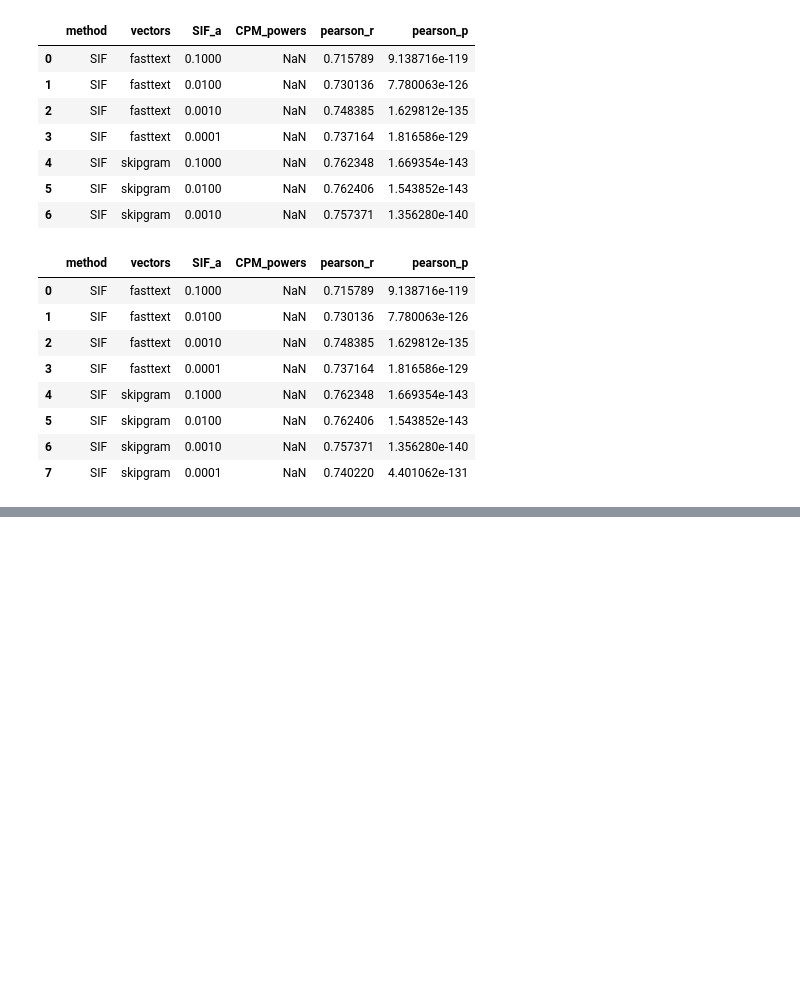
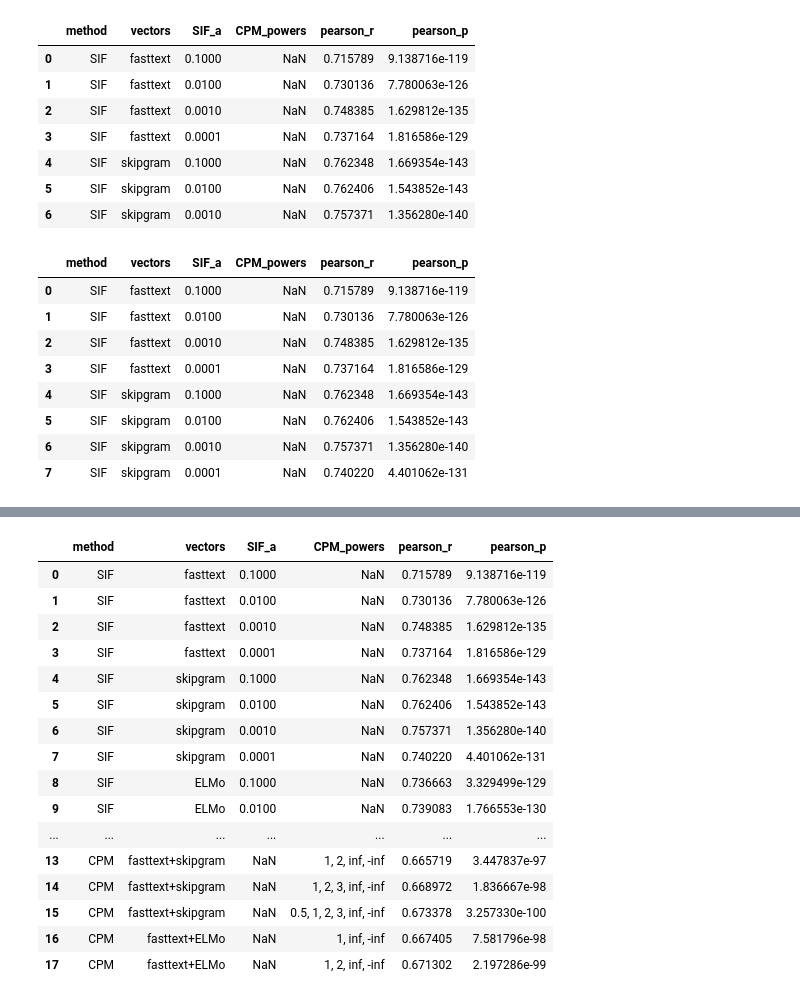
Before and after one commit to flying-bear/ANLPotsdam, a Jupyter notebook: Word2sent.ipynb, the cells around one changed output, grey strips where cells are left out. Saved outputs shown, nothing was run; the diff lists cells and outputs as text; code cells hidden in the pictures; blank space fills up the shorter version.

```diff
--- a/Word2sent.ipynb
+++ b/Word2sent.ipynb
@@ -1363,0 +1602,24 @@ AttributeError: ignored
+# %%
+# 1 2 +- inf
+fe_pred = [cos_sim(CPM_from_vectors(representation_pair[0], [1, 2, 'inf', '-inf']), CPM_from_vectors(representation_pair[1], [1, 2, 'inf', '-inf'])) for  representation_pair in fe_pairs]
+r, p = pearsonr(fe_pred, STS_target)
+res_df = res_df.append(pd.DataFrame([['CPM', 'fasttext+ELMo', np.nan, '1, 2, inf, -inf', r, p]], columns=res_columns), ignore_index=True)
+res_df
+# %% [output]
+|  | method | vectors | SIF_a | CPM_powers | pearson_r | pearson_p |
+| 0 | SIF | fasttext | 0.1000 | NaN | 0.715789 | 9.138716e-119 |
+| 1 | SIF | fasttext | 0.0100 | NaN | 0.730136 | 7.780063e-126 |
+| 2 | SIF | fasttext | 0.0010 | NaN | 0.748385 | 1.629812e-135 |
+| 3 | SIF | fasttext | 0.0001 | NaN | 0.737164 | 1.816586e-129 |
+| 4 | SIF | skipgram | 0.1000 | NaN | 0.762348 | 1.669354e-143 |
+| 5 | SIF | skipgram | 0.0100 | NaN | 0.762406 | 1.543852e-143 |
+| 6 | SIF | skipgram | 0.0010 | NaN | 0.757371 | 1.356280e-140 |
+| 7 | SIF | skipgram | 0.0001 | NaN | 0.740220 | 4.401062e-131 |
+| 8 | SIF | ELMo | 0.1000 | NaN | 0.736663 | 3.329499e-129 |
+| 9 | SIF | ELMo | 0.0100 | NaN | 0.739083 | 1.766553e-130 |
+| ... | ... | ... | ... | ... | ... | ... |
+| 13 | CPM | fasttext+skipgram | NaN | 1, 2, inf, -inf | 0.665719 | 3.447837e-97 |
+| 14 | CPM | fasttext+skipgram | NaN | 1, 2, 3, inf, -inf | 0.668972 | 1.836667e-98 |
+| 15 | CPM | fasttext+skipgram | NaN | 0.5, 1, 2, 3, inf, -inf | 0.673378 | 3.257330e-100 |
+| 16 | CPM | fasttext+ELMo | NaN | 1, inf, -inf | 0.667405 | 7.581796e-98 |
+| 17 | CPM | fasttext+ELMo | NaN | 1, 2, inf, -inf | 0.671302 | 2.197286e-99 |
```
Also changed, not shown: parts of 65 cells of this notebook.
